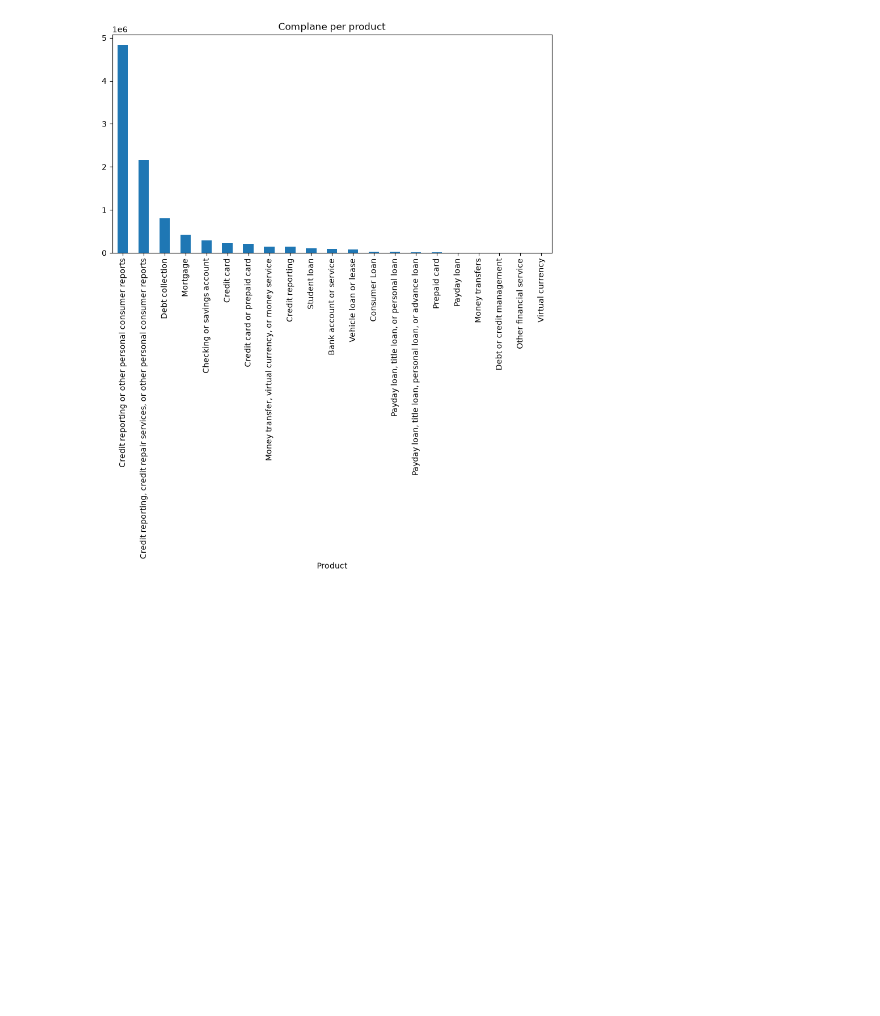
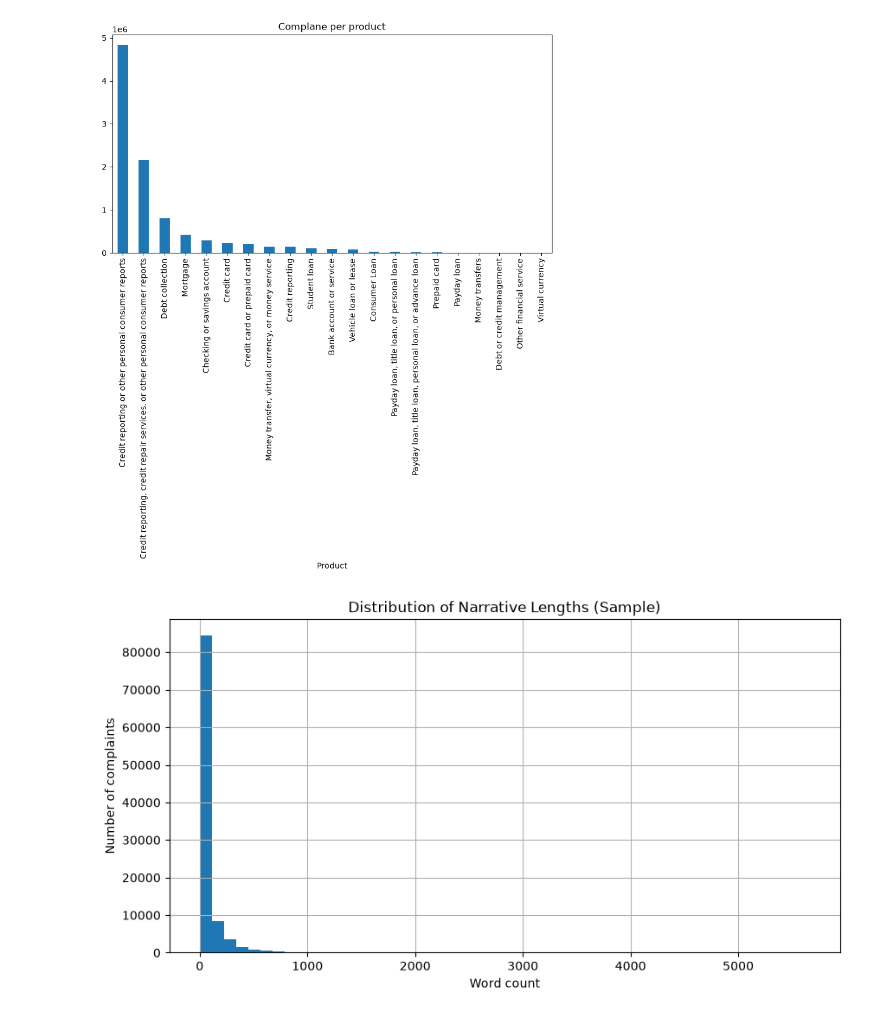
Before and after one commit to Sumeyahassen/rag-complaint-chatbot, a Jupyter notebook: notebooks/eda_preprocessing.ipynb, the cells around one changed output. Cells and saved outputs as stored; diff of their text form; code cells hidden in the pictures; blank space fills up the shorter version.

Commit message:
to now the shortest and longet complane word contain

```diff
--- a/notebooks/eda_preprocessing.ipynb
+++ b/notebooks/eda_preprocessing.ipynb
@@ -73,3 +73,18 @@ product_couters.plot(kind='bar' ,figsize=(10,5),title='Complane per product')
 plt.show() # type: ignore
 # %% [output]
 [figure]
+# %%
+# megere narative langth
+# create  new columen to word count
+# Make sure missing values are replaced with empty strings
+sample_df = cspb.sample(100000, random_state=42)
+sample_df['Consumer complaint narrative'] = sample_df['Consumer complaint narrative'].fillna("")
+sample_df['narrative_length'] = sample_df['Consumer complaint narrative'].str.split().str.len()
+# %%
+sample_df['narrative_length'].hist(bins=50, figsize=(10,5))
+plt.title("Distribution of Narrative Lengths (Sample)")
+plt.xlabel("Word count")
+plt.ylabel("Number of complaints")
+plt.show()
+# %% [output]
+[figure, added]
```
